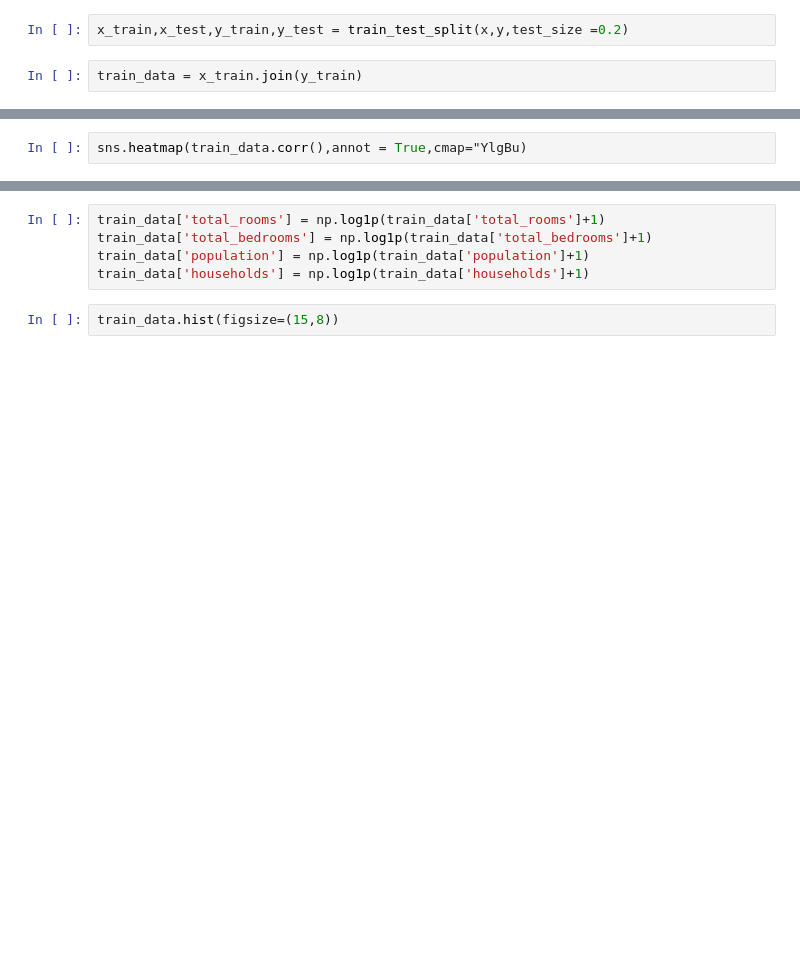
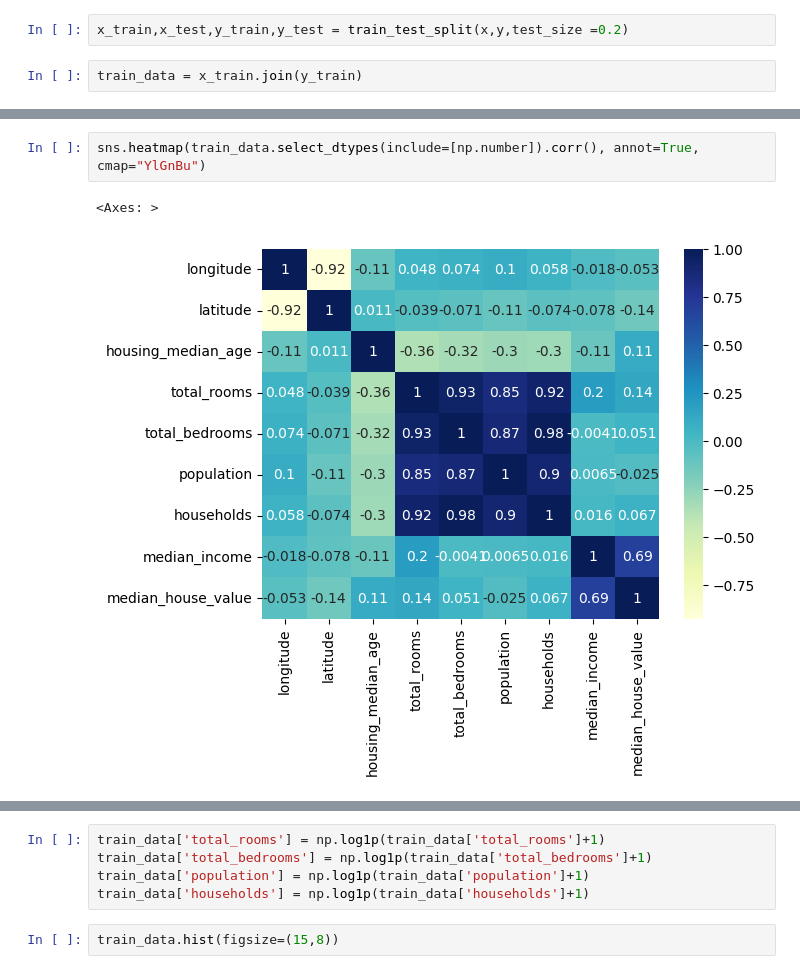
Before and after one commit to HEETMEHTA18/Python, a Jupyter notebook: House_price_prediction_model/houseprice_prediction.ipynb, the cells around one changed output, grey strips where cells are left out. Drawn from its saved outputs; the diff is of its cells as text; blank space fills up the shorter version.

```diff
--- a/House_price_prediction_model/houseprice_prediction.ipynb
+++ b/House_price_prediction_model/houseprice_prediction.ipynb
@@ -128,3 +150,6 @@ ValueError: could not convert string to float: '<1H OCEAN'
 # %%
-sns.heatmap(train_data.corr(),annot = True,cmap="YlgBu)
+sns.heatmap(train_data.select_dtypes(include=[np.number]).corr(), annot=True, cmap="YlGnBu")
+# %% [output]
+<Axes: >
+[figure, added]
 # %%
```
Also changed, not shown: parts of 15 cells of this notebook, 9 other files.
